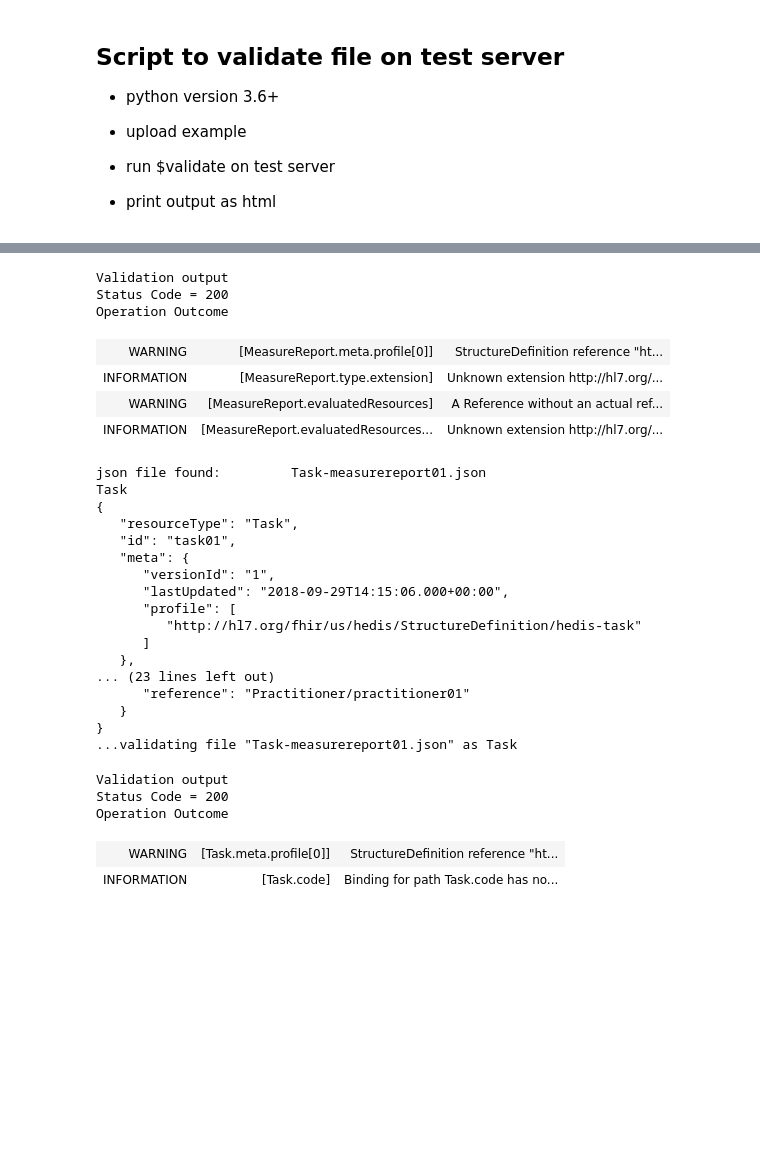
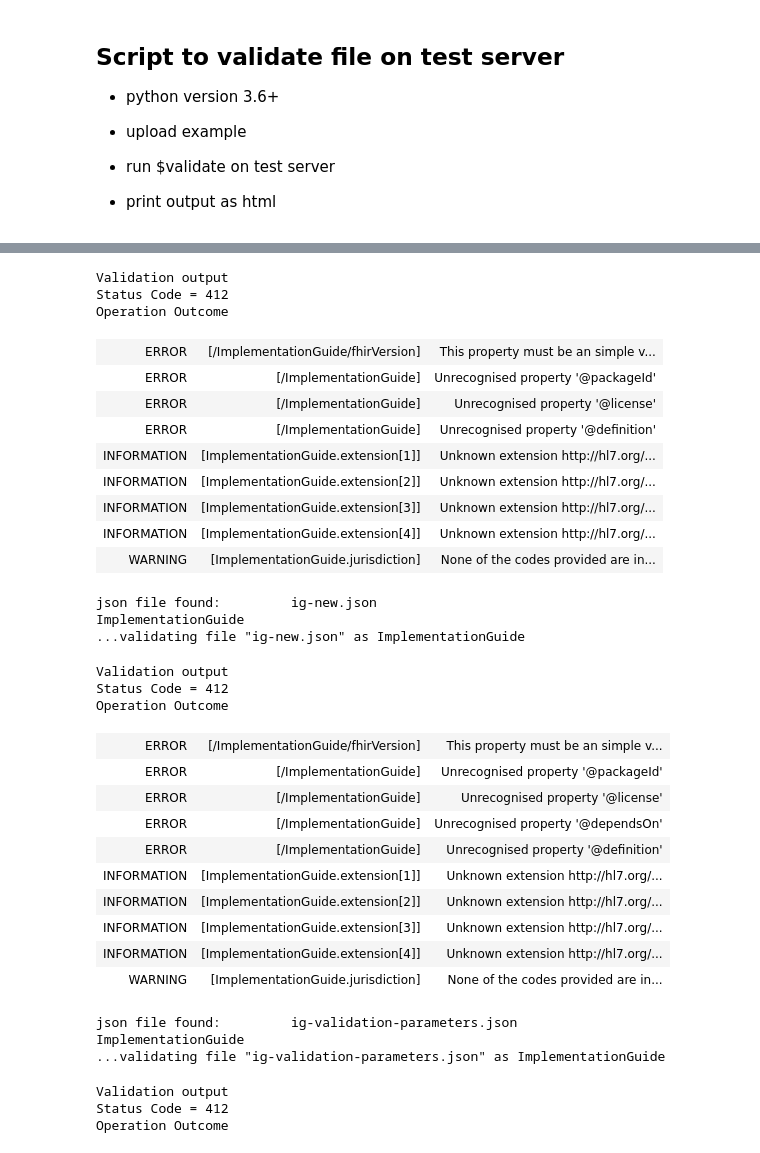
Before and after one commit to Healthedata1/MyNotebooks, a Jupyter notebook: Validate_File/validate file.ipynb, the cells around one changed output, grey strips where cells are left out. Drawn from its saved outputs; the diff is of its cells as text; code cells hidden in the pictures; blank space fills up the shorter version.

```diff
--- a/Validate_File/validate file.ipynb
+++ b/Validate_File/validate file.ipynb
@@ -17,12 +17,13 @@ from IPython.display import display, Markdown, HTML
 # %%
-#in_path = '/Users/ehaas/Documents/FHIR/Argo-Questionnaire/source/examples/'
-in_path = '/Users/ehaas/Documents/Python/MyNotebooks/unbundle_save/'
+#in_path = '/Users/ehaas/Documents/FHIR/Argo-Questionnaire/source/examples/'  # <=== append backslash
+#in_path = '/Users/ehaas/Documents/Python/MyNotebooks/unbundle_save/'
+in_path = '//ERICS-AIR-2/ehaas/Documents/FHIR/Davinci-DEQM/source/resources/'
 
 #f_name = 'discharge-summary-note'
 #f_name = 'progress-note'
 # %%
 def open_file(f_name): # get files
-    with open(f'{in_path}{f_name}') as f:
+    with open(f'{in_path}{f_name}',encoding='utf-8', errors='ignore') as f:
         r = f.read()
         return(r)
 # %%
@@ -42,7 +43,7 @@ def validate(r):
         )
 
     #   r = requests.post('https://httpbin.org/post', data = {'key':'value'})
-    r = post(f'{fhir_test_server}/{loads(r)["resourceType"]}/$validate', params = params, headers = headers, data = r )   # return r.status_code
+    r = post(f'{fhir_test_server}/{loads(r)["resourceType"]}/$validate', params = params, headers = headers, data = r.encode('utf-8') )   # return r.status_code
     # view  output
     # return (r.json()["text"]["div"])
     return r
@@ -53,10 +54,15 @@ for file in os.listdir(in_path):
             print("json file found:\t", file)
             r = open_file(file)
 
-            print(loads(r)['resourceType'])
-            print(r)
+            try:
+                print(loads(r)['resourceType'])
+                # print(r)
 
-            print(f'...validating file \"{file}\" as {loads(r)["resourceType"]}')
-            r = validate(r)
-            display(HTML(f'<h1>Validation output</h1><h3>Status Code = {r.status_code}</h3> {r.json()["text"]["div"]}'))
+
+                print(f'...validating file \"{file}\" as {loads(r)["resourceType"]}')
+
+                r = validate(r)
+                if r.status_code > 200:
+                    display(HTML(f'<h1>Validation output</h1><h3>Status Code = {r.status_code}</h3> {r.json()["text"]["div"]}'))
+            except Exception as e: print(e)
 # %% [output]
@@ -80,29 +86,34 @@ MeasureReport
 Validation output
-Status Code = 200
+Status Code = 412
 Operation Outcome
-| WARNING | [MeasureReport.meta.profile[0]] | StructureDefinition reference "ht... |
-| INFORMATION | [MeasureReport.type.extension] | Unknown extension http://hl7.org/... |
-| WARNING | [MeasureReport.evaluatedResources] | A Reference without an actual ref... |
-| INFORMATION | [MeasureReport.evaluatedResources... | Unknown extension http://hl7.org/... |
+| ERROR | [/ImplementationGuide/fhirVersion] | This property must be an simple v... |
+| ERROR | [/ImplementationGuide] | Unrecognised property '@packageId' |
+| ERROR | [/ImplementationGuide] | Unrecognised property '@license' |
+| ERROR | [/ImplementationGuide] | Unrecognised property '@definition' |
+| INFORMATION | [ImplementationGuide.extension[1]] | Unknown extension http://hl7.org/... |
+| INFORMATION | [ImplementationGuide.extension[2]] | Unknown extension http://hl7.org/... |
+| INFORMATION | [ImplementationGuide.extension[3]] | Unknown extension http://hl7.org/... |
+| INFORMATION | [ImplementationGuide.extension[4]] | Unknown extension http://hl7.org/... |
+| WARNING | [ImplementationGuide.jurisdiction] | None of the codes provided are in... |
-json file found:         Task-measurereport01.json
-Task
-{
-   "resourceType": "Task",
-   "id": "task01",
-   "meta": {
-      "versionId": "1",
-      "lastUpdated": "2018-09-29T14:15:06.000+00:00",
-      "profile": [
-         "http://hl7.org/fhir/us/hedis/StructureDefinition/hedis-task"
-      ]
-   },
-... (23 lines left out)
-      "reference": "Practitioner/practitioner01"
-   }
-}
-...validating file "Task-measurereport01.json" as Task
+json file found:         ig-new.json
+ImplementationGuide
+...validating file "ig-new.json" as ImplementationGuide
 Validation output
-Status Code = 200
+Status Code = 412
 Operation Outcome
-| WARNING | [Task.meta.profile[0]] | StructureDefinition reference "ht... |
-| INFORMATION | [Task.code] | Binding for path Task.code has no... |
+| ERROR | [/ImplementationGuide/fhirVersion] | This property must be an simple v... |
+| ERROR | [/ImplementationGuide] | Unrecognised property '@packageId' |
+| ERROR | [/ImplementationGuide] | Unrecognised property '@license' |
+| ERROR | [/ImplementationGuide] | Unrecognised property '@dependsOn' |
+| ERROR | [/ImplementationGuide] | Unrecognised property '@definition' |
+| INFORMATION | [ImplementationGuide.extension[1]] | Unknown extension http://hl7.org/... |
+| INFORMATION | [ImplementationGuide.extension[2]] | Unknown extension http://hl7.org/... |
+| INFORMATION | [ImplementationGuide.extension[3]] | Unknown extension http://hl7.org/... |
+| INFORMATION | [ImplementationGuide.extension[4]] | Unknown extension http://hl7.org/... |
+| WARNING | [ImplementationGuide.jurisdiction] | None of the codes provided are in... |
+json file found:         ig-validation-parameters.json
+ImplementationGuide
+...validating file "ig-validation-parameters.json" as ImplementationGuide
+Validation output
+Status Code = 412
+Operation Outcome
```
Also changed, not shown: parts of 2 cells of this notebook, 7 other files.
